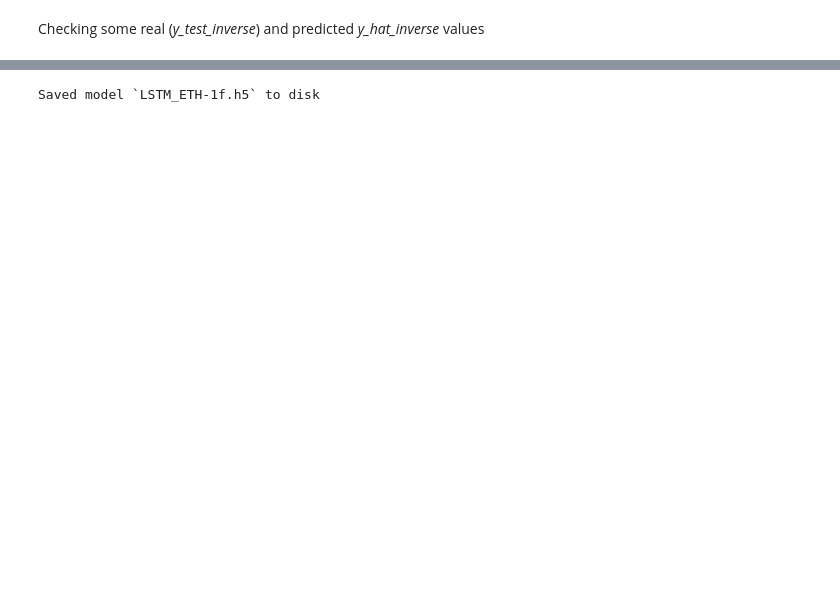
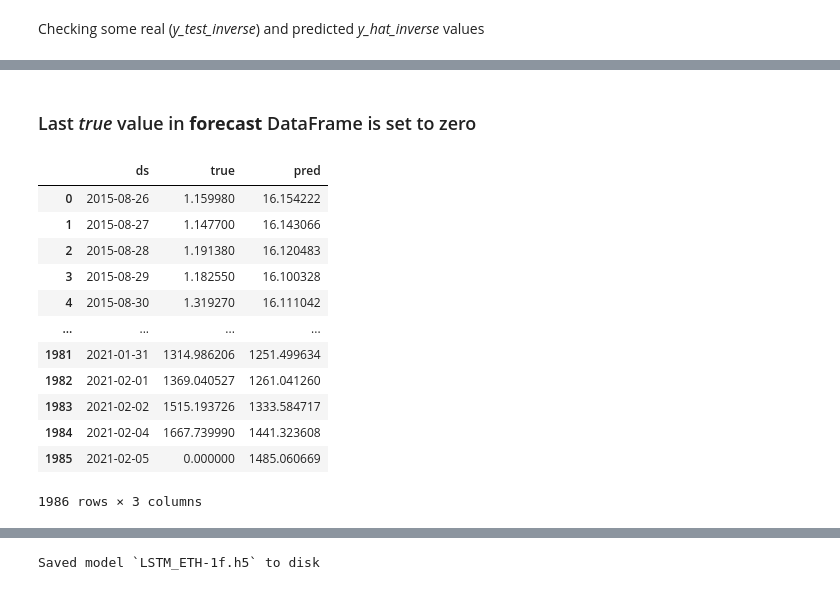
Before and after one commit to paschok/Interactive-Machine-Learning, a Jupyter notebook: btc_eth_LSTM/Ethereum_1f.ipynb, the cells around one changed output, grey strips where cells are left out. Cells and saved outputs as stored; diff of their text form; code cells hidden in the pictures; blank space fills up the shorter version.

```diff
--- a/btc_eth_LSTM/Ethereum_1f.ipynb
+++ b/btc_eth_LSTM/Ethereum_1f.ipynb
@@ -420,0 +450,5 @@ array([1381.7424], dtype=float32)
+# %%
+# number of rows in DF
+num_data_points = df.index.stop
+# where the sequence prediction started from
+started_ = num_data_points - len(y_true_inverse) + 1
@@ -420,0 +469,24 @@ array([1381.7424], dtype=float32)
+# %% [markdown]
+### Last *true* value in **forecast** DataFrame is set to zero
+# %%
+y_true = y_true_inverse.reshape(len(y_true_inverse),)
+y_true[-1] = 0
+y_pred = y_hat_inverse.reshape(len(y_hat_inverse),)
+
+d = {"ds": ds, "true": y_true, 'pred' : y_pred}
+forecast = pd.DataFrame(d)
+forecast
+# %% [output]
+|  | ds | true | pred |
+| 0 | 2015-08-26 | 1.159980 | 16.154222 |
+| 1 | 2015-08-27 | 1.147700 | 16.143066 |
+| 2 | 2015-08-28 | 1.191380 | 16.120483 |
+| 3 | 2015-08-29 | 1.182550 | 16.100328 |
+| 4 | 2015-08-30 | 1.319270 | 16.111042 |
+| ... | ... | ... | ... |
+| 1981 | 2021-01-31 | 1314.986206 | 1251.499634 |
+| 1982 | 2021-02-01 | 1369.040527 | 1261.041260 |
+| 1983 | 2021-02-02 | 1515.193726 | 1333.584717 |
+| 1984 | 2021-02-04 | 1667.739990 | 1441.323608 |
+| 1985 | 2021-02-05 | 0.000000 | 1485.060669 |
+1986 rows × 3 columns
```
Also changed, not shown: parts of 40 cells of this notebook, 1 other file.
